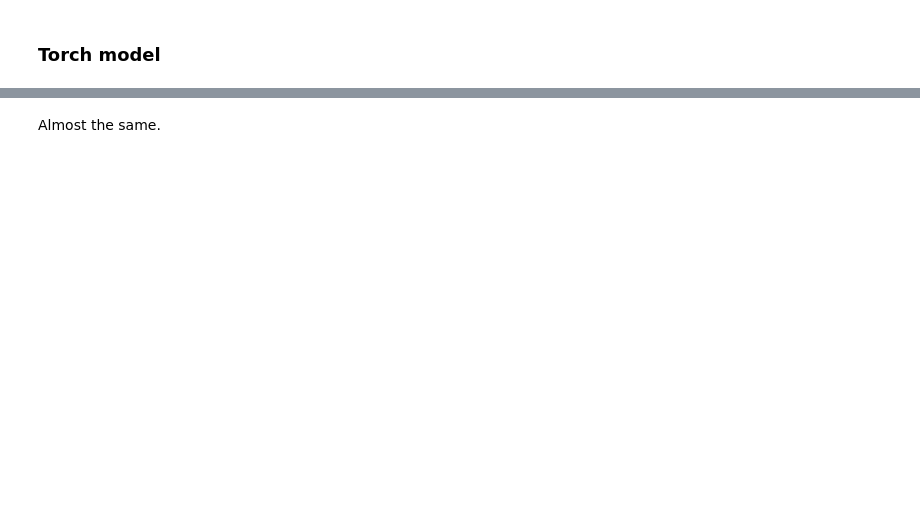
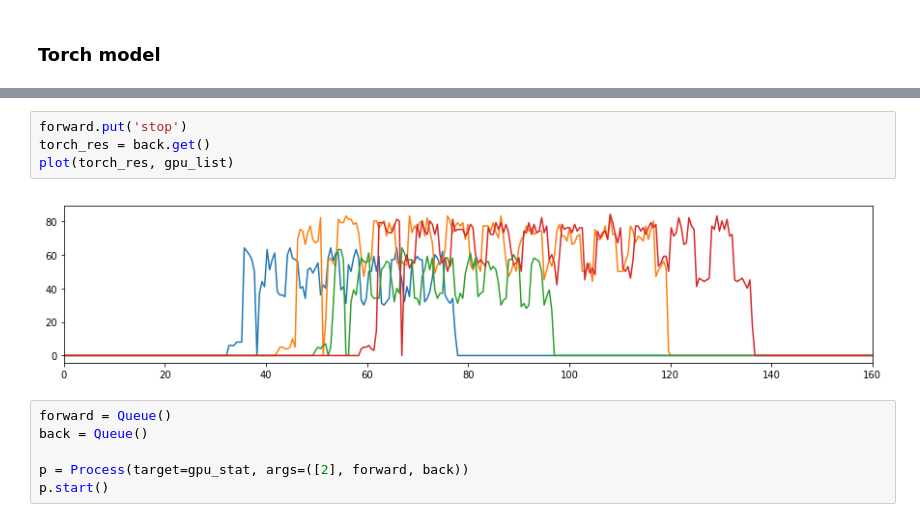
Before and after one commit to analysiscenter/batchflow, a Jupyter notebook: examples/experiments/profiling/profiling.ipynb, the cells around one changed output, grey strips where cells are left out. Drawn from its saved outputs; the diff is of its cells as text; blank space fills up the shorter version.

```diff
--- a/examples/experiments/profiling/profiling.ipynb
+++ b/examples/experiments/profiling/profiling.ipynb
@@ -63,2 +136,12 @@ Research my_research_15 is starting...
-# %% [markdown]
-Almost the same.
+# %%
+forward.put('stop')
+torch_res = back.get()
+plot(torch_res, gpu_list)
+# %% [output]
+[figure, added]
+# %%
+forward = Queue()
+back = Queue()
+
+p = Process(target=gpu_stat, args=([2], forward, back))
+p.start()
```
Also changed, not shown: parts of 11 cells of this notebook, 3 other files.
